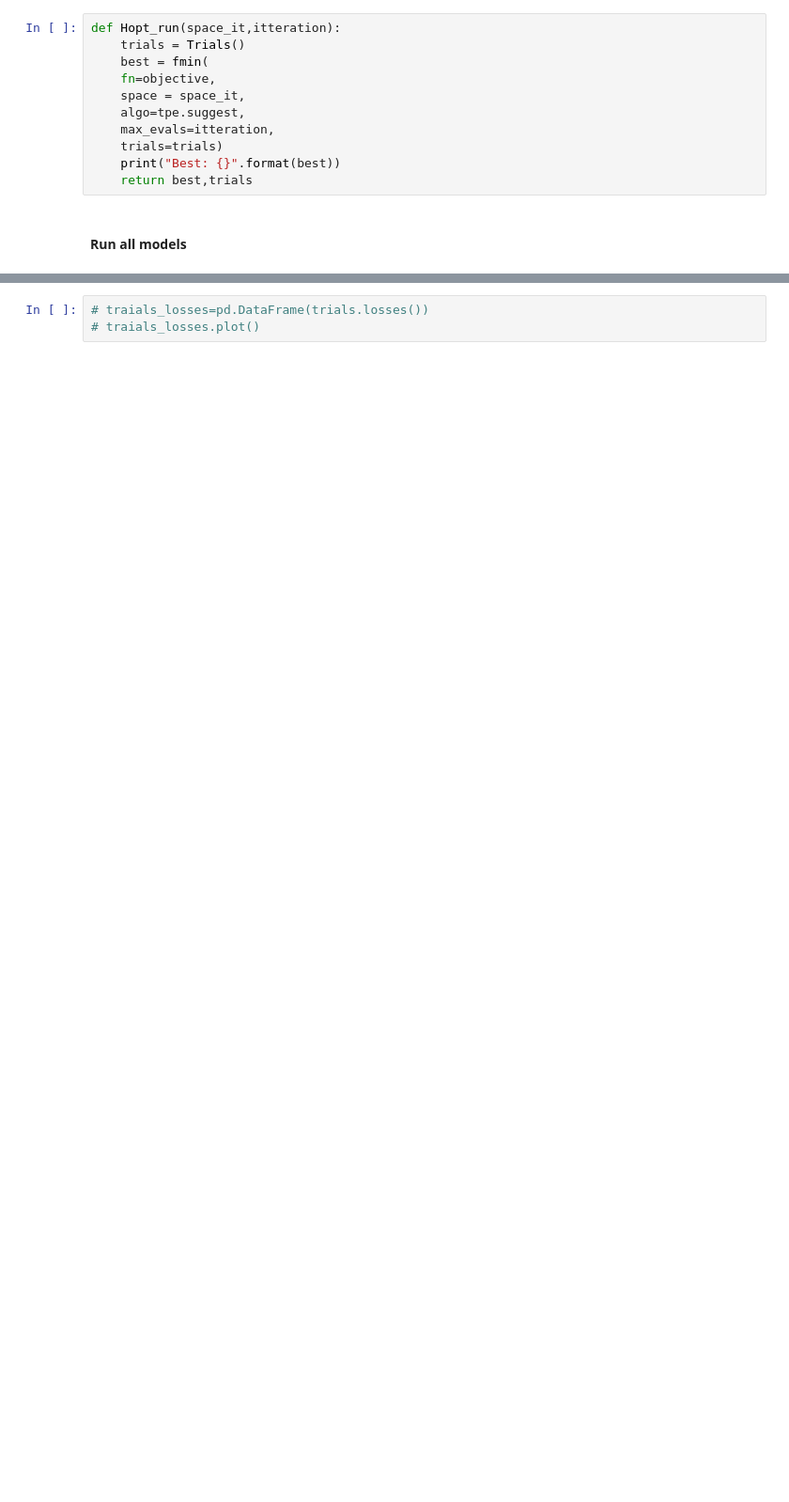
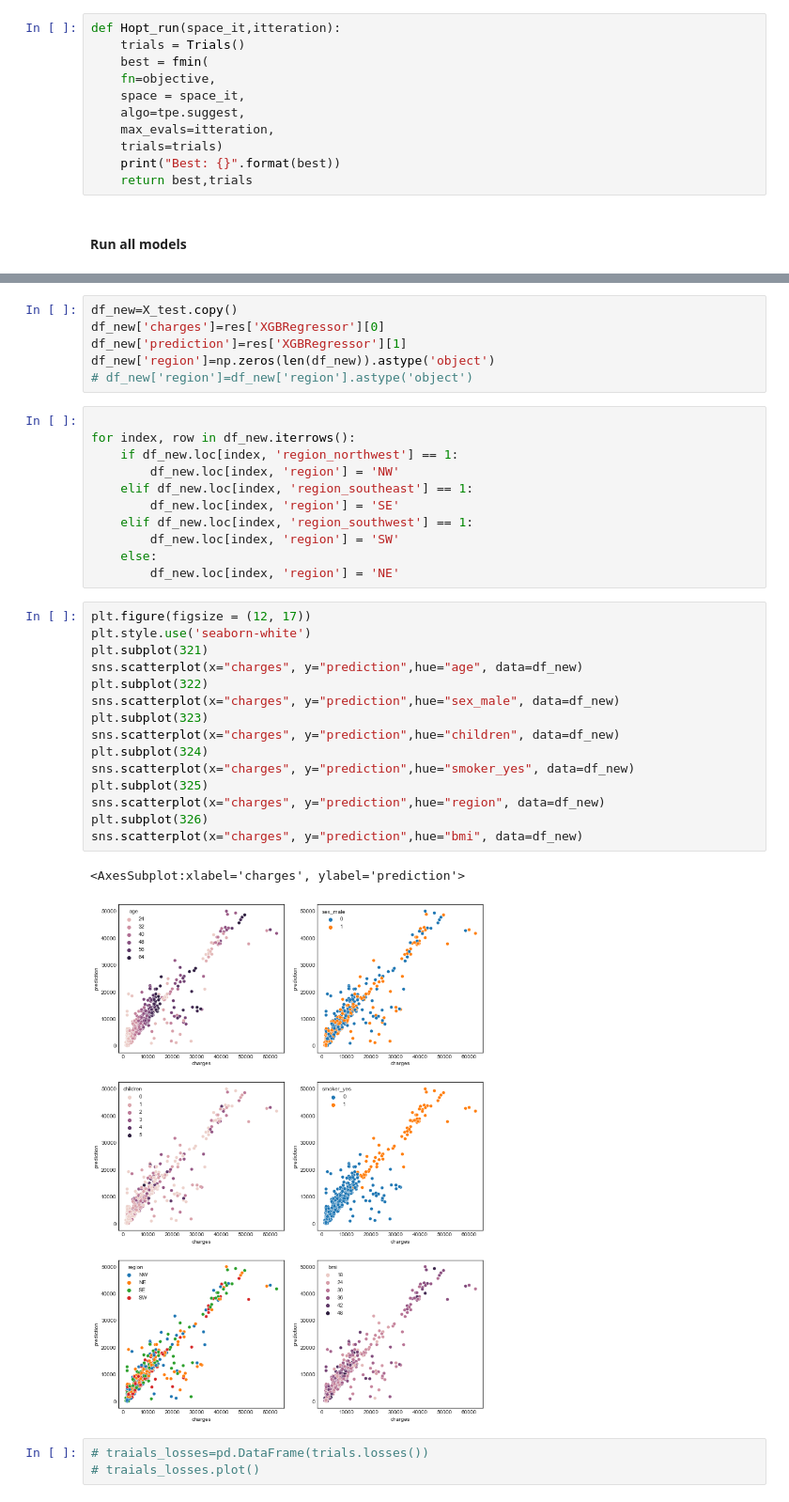
Before and after one commit to infoshareacademy/jdszr8-mmpk, a Jupyter notebook: ML/models/Model_testing.ipynb, the cells around one changed output, grey strips where cells are left out. Shown: that part at 94% size. Cells and saved outputs as stored; diff of their text form; blank space fills up the shorter version.

```diff
--- a/ML/models/Model_testing.ipynb
+++ b/ML/models/Model_testing.ipynb
@@ -257,4 +290,39 @@ Model name: XGBRegressor
 [figure]
+# %%
+df_new=X_test.copy()
+df_new['charges']=res['XGBRegressor'][0]
+df_new['prediction']=res['XGBRegressor'][1]
+df_new['region']=np.zeros(len(df_new)).astype('object')
+# df_new['region']=df_new['region'].astype('object')
+# %%
+
+for index, row in df_new.iterrows():
+    if df_new.loc[index, 'region_northwest'] == 1:
+        df_new.loc[index, 'region'] = 'NW'
+    elif df_new.loc[index, 'region_southeast'] == 1:
+        df_new.loc[index, 'region'] = 'SE'
+    elif df_new.loc[index, 'region_southwest'] == 1:
+        df_new.loc[index, 'region'] = 'SW'
+    else:
+        df_new.loc[index, 'region'] = 'NE'
+# %%
+plt.figure(figsize = (12, 17))
+plt.style.use('seaborn-white')
+plt.subplot(321)
+sns.scatterplot(x="charges", y="prediction",hue="age", data=df_new)
+plt.subplot(322)
+sns.scatterplot(x="charges", y="prediction",hue="sex_male", data=df_new)
+plt.subplot(323)
+sns.scatterplot(x="charges", y="prediction",hue="children", data=df_new)
+plt.subplot(324)
+sns.scatterplot(x="charges", y="prediction",hue="smoker_yes", data=df_new)
+plt.subplot(325)
+sns.scatterplot(x="charges", y="prediction",hue="region", data=df_new)
+plt.subplot(326)
+sns.scatterplot(x="charges", y="prediction",hue="bmi", data=df_new)
+# %% [output]
+<AxesSubplot:xlabel='charges', ylabel='prediction'>
+[figure, added]
 # %%
 # traials_losses=pd.DataFrame(trials.losses())
 # traials_losses.plot()
```
Also changed, not shown: parts of 20 cells of this notebook.
